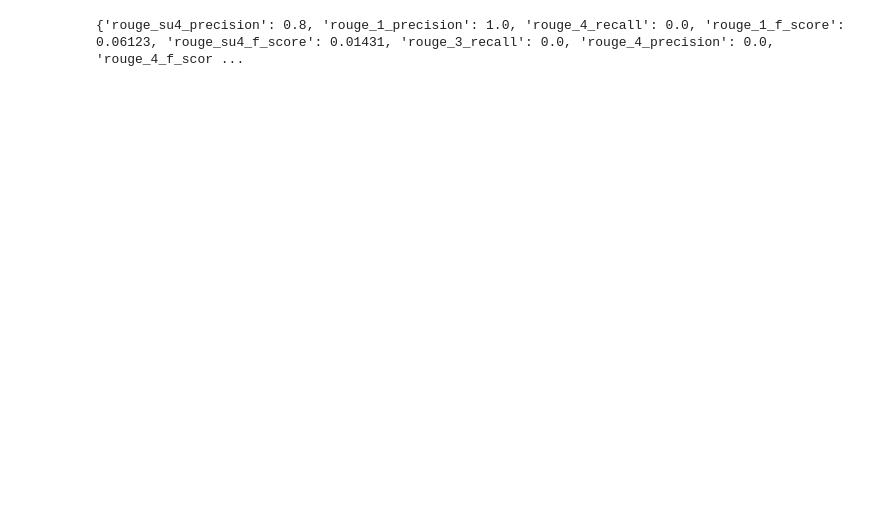
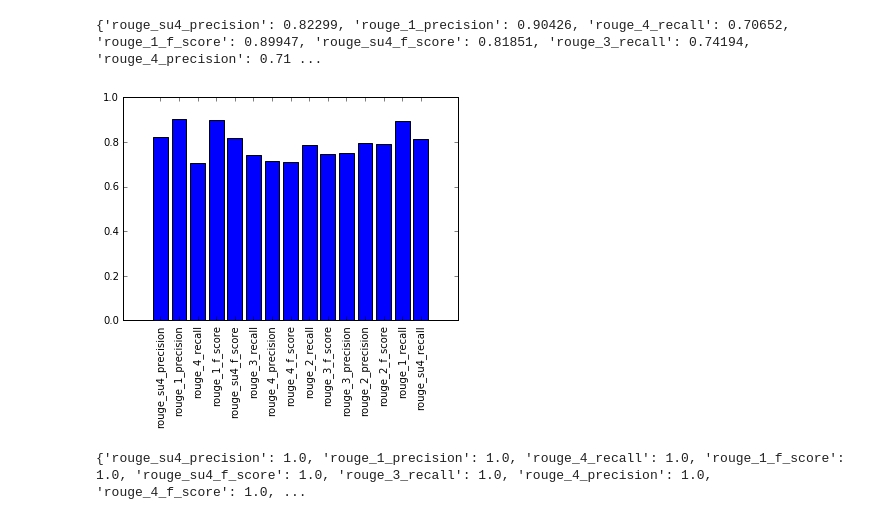
Before and after one commit to anaschwendler/tcc, a Jupyter notebook: rouge.ipynb, the cells around one changed output. Saved outputs shown, nothing was run; the diff lists cells and outputs as text; code cells hidden in the pictures; blank space fills up the shorter version.

```diff
--- a/rouge.ipynb
+++ b/rouge.ipynb
@@ -21,14 +21,42 @@ import sys
 
 #como usar o rouge
 ref_texts = { 'A': open('experimentos/01/C1_original.txt', 'r').read().decode('utf-8') }
+summary_text = open('experimentos/01/C1_extrato_humano.txt', 'r').read().decode('utf-8')
 
-summary_text = { 'A': open('experimentos/01/C1_extrato_humano.txt', 'r').read(),
-                 'B': open('experimentos/01/C1_extrato_wives.txt', 'r').read(),
-                 'C': open('experimentos/01/C1_sumario_automatico_CSTSumm.txt', 'r').read() }
+# summary_text = { 'A': open('experimentos/01/C1_extrato_humano.txt', 'r').read().decode('utf-8'),
+#                  'B': open('experimentos/01/C1_extrato_wives.txt', 'r').read().decode('utf-8'),
+#                  'C': open('experimentos/01/C1_sumario_automatico_CSTSumm.txt', 'r').read() }
 
 
 rouge = Rouge155(rouge_home='/home/ana/anaconda2/lib/python2.7/site-packages/pyrouge/ROUGE-1.5.5', n_words=100)
 score = rouge.score_summary(summary_text, ref_texts)
 print(remove_extra_info_from_rouge(score))
 # %% [output]
-{'rouge_su4_precision': 0.8, 'rouge_1_precision': 1.0, 'rouge_4_recall': 0.0, 'rouge_1_f_score': 0.06123, 'rouge_su4_f_score': 0.01431, 'rouge_3_recall': 0.0, 'rouge_4_precision': 0.0, 'rouge_4_f_scor ...
+{'rouge_su4_precision': 0.82299, 'rouge_1_precision': 0.90426, 'rouge_4_recall': 0.70652, 'rouge_1_f_score': 0.89947, 'rouge_su4_f_score': 0.81851, 'rouge_3_recall': 0.74194, 'rouge_4_precision': 0.71 ...
+# %%
+import matplotlib.pyplot as plt
+
+D = remove_extra_info_from_rouge(score)
+
+plt.bar(range(len(D)), D.values(), align='center')
+locs, label = plt.xticks(range(len(D)), D.keys())
+plt.setp(label, rotation=90)
+
+plt.show()
+# %% [output]
+[figure, added]
+# %%
+#como usar o rouge
+ref_texts = { 'A': open('experimentos/01/C1_original.txt', 'r').read().decode('utf-8') }
+summary_text = open('experimentos/01/C1_extrato_wives.txt', 'r').read().decode('utf-8')
+
+# summary_text = { 'A': open('experimentos/01/C1_extrato_humano.txt', 'r').read().decode('utf-8'),
+#                  'B': open('experimentos/01/C1_extrato_wives.txt', 'r').read().decode('utf-8'),
+#                  'C': open('experimentos/01/C1_sumario_automatico_CSTSumm.txt', 'r').read() }
+
+
+rouge = Rouge155(rouge_home='/home/ana/anaconda2/lib/python2.7/site-packages/pyrouge/ROUGE-1.5.5', n_words=100)
+score = rouge.score_summary(summary_text, ref_texts)
+print(remove_extra_info_from_rouge(score))
+# %% [output]
+{'rouge_su4_precision': 1.0, 'rouge_1_precision': 1.0, 'rouge_4_recall': 1.0, 'rouge_1_f_score': 1.0, 'rouge_su4_f_score': 1.0, 'rouge_3_recall': 1.0, 'rouge_4_precision': 1.0, 'rouge_4_f_score': 1.0, ...
```
Also changed, not shown: parts of 3 cells of this notebook, 1 other file.
